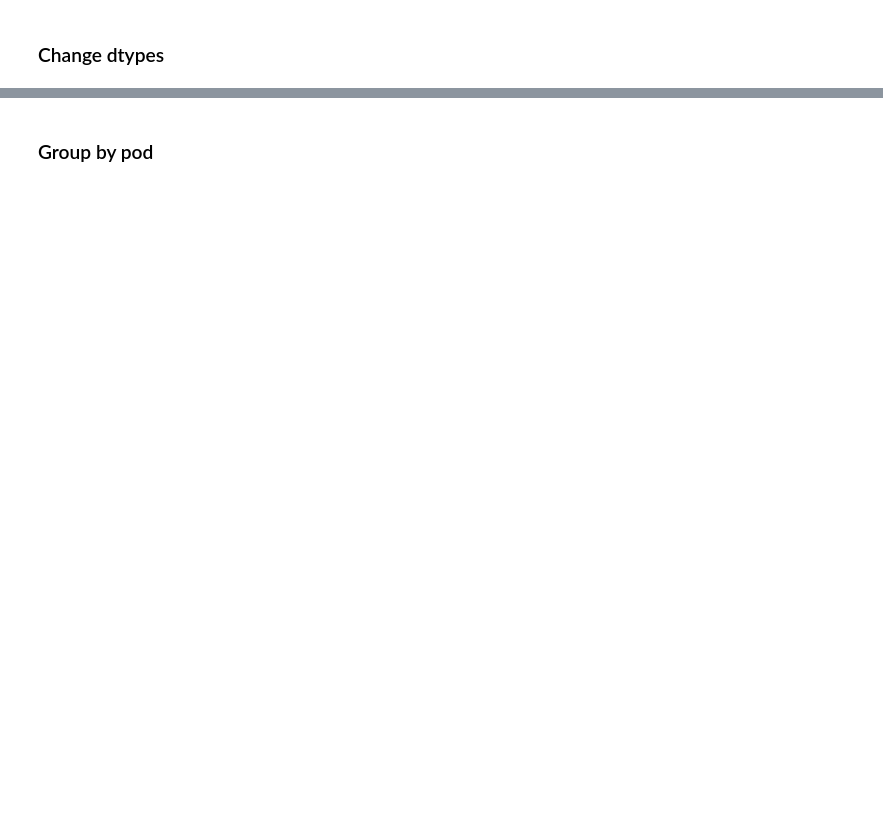
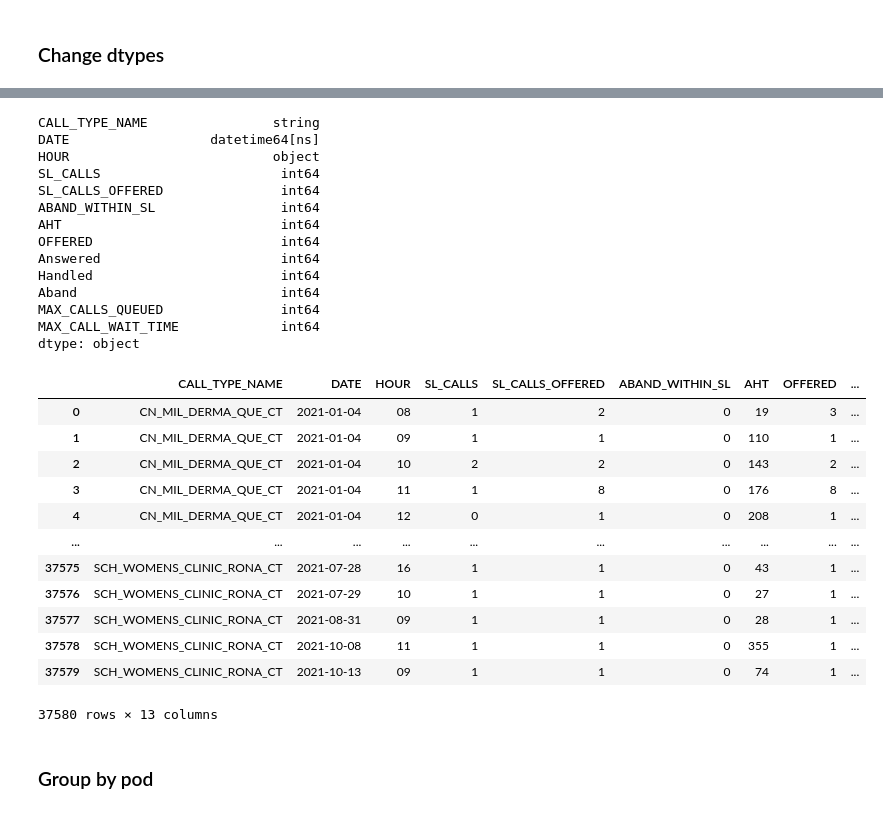
Before and after one commit to evanbruno617/Call_Response_Analysis, a Jupyter notebook: Clean_Data_2.ipynb, the cells around one changed output, grey strips where cells are left out. Cells and saved outputs as stored; diff of their text form; code cells hidden in the pictures; blank space fills up the shorter version.

```diff
--- a/Clean_Data_2.ipynb
+++ b/Clean_Data_2.ipynb
@@ -363,32 +529,62 @@ print(Call_Type_df.dtypes)
 # %%
 # Change dtypes
 Call_Type_df['CALL_TYPE_NAME'] = Call_Type_df['CALL_TYPE_NAME'].astype('string')
 Call_Type_df['DATE'] = pd.to_datetime(Call_Type_df['DATE'])
 
+# Change HOUR am/pm time to only show hour in military time
+Call_Type_df['HOUR'] = pd.to_datetime(Call_Type_df['HOUR'], format='%I:%M %p').dt.strftime('%H')
 
 # Change AHT hh:mm:ss format to seconds
 Call_Type_df['AHT'] = Call_Type_df['AHT'].astype('string')
 
 def get_seconds(time_str):
     hh, mm, ss = time_str.split(':')
     return int(hh) * 3600 + int(mm) * 60 + int(ss)
 
 Call_Type_df['AHT'] = Call_Type_df['AHT'].apply(get_seconds)
 
 
 # Change MAX_CALL_WAIT_TIME hh:mm:ss format to seconds
 Call_Type_df['MAX_CALL_WAIT_TIME'] = Call_Type_df['MAX_CALL_WAIT_TIME'].astype('string')
 
 def get_seconds(time_str):
     hh, mm, ss = time_str.split(':')
     return int(hh) * 3600 + int(mm) * 60 + int(ss)
 
 Call_Type_df['MAX_CALL_WAIT_TIME'] = Call_Type_df['MAX_CALL_WAIT_TIME'].apply(get_seconds)
 
 
 print(Call_Type_df.dtypes)
 
 Call_Type_df
+# %% [output]
+CALL_TYPE_NAME                string
+DATE                  datetime64[ns]
+HOUR                          object
+SL_CALLS                       int64
+SL_CALLS_OFFERED               int64
+ABAND_WITHIN_SL                int64
+AHT                            int64
+OFFERED                        int64
+Answered                       int64
+Handled                        int64
+Aband                          int64
+MAX_CALLS_QUEUED               int64
+MAX_CALL_WAIT_TIME             int64
+dtype: object
+|  | CALL_TYPE_NAME | DATE | HOUR | SL_CALLS | SL_CALLS_OFFERED | ABAND_WITHIN_SL | AHT | OFFERED | ... |
+| 0 | CN_MIL_DERMA_QUE_CT | 2021-01-04 | 08 | 1 | 2 | 0 | 19 | 3 | ... |
+| 1 | CN_MIL_DERMA_QUE_CT | 2021-01-04 | 09 | 1 | 1 | 0 | 110 | 1 | ... |
+| 2 | CN_MIL_DERMA_QUE_CT | 2021-01-04 | 10 | 2 | 2 | 0 | 143 | 2 | ... |
+| 3 | CN_MIL_DERMA_QUE_CT | 2021-01-04 | 11 | 1 | 8 | 0 | 176 | 8 | ... |
+| 4 | CN_MIL_DERMA_QUE_CT | 2021-01-04 | 12 | 0 | 1 | 0 | 208 | 1 | ... |
+| ... | ... | ... | ... | ... | ... | ... | ... | ... | ... |
+| 37575 | SCH_WOMENS_CLINIC_RONA_CT | 2021-07-28 | 16 | 1 | 1 | 0 | 43 | 1 | ... |
+| 37576 | SCH_WOMENS_CLINIC_RONA_CT | 2021-07-29 | 10 | 1 | 1 | 0 | 27 | 1 | ... |
+| 37577 | SCH_WOMENS_CLINIC_RONA_CT | 2021-08-31 | 09 | 1 | 1 | 0 | 28 | 1 | ... |
+| 37578 | SCH_WOMENS_CLINIC_RONA_CT | 2021-10-08 | 11 | 1 | 1 | 0 | 355 | 1 | ... |
+| 37579 | SCH_WOMENS_CLINIC_RONA_CT | 2021-10-13 | 09 | 1 | 1 | 0 | 74 | 1 | ... |
+37580 rows × 13 columns
 # %% [markdown]
 ### Group by pod
 # %%
```
Also changed, not shown: parts of 38 cells of this notebook, 3 other files.
